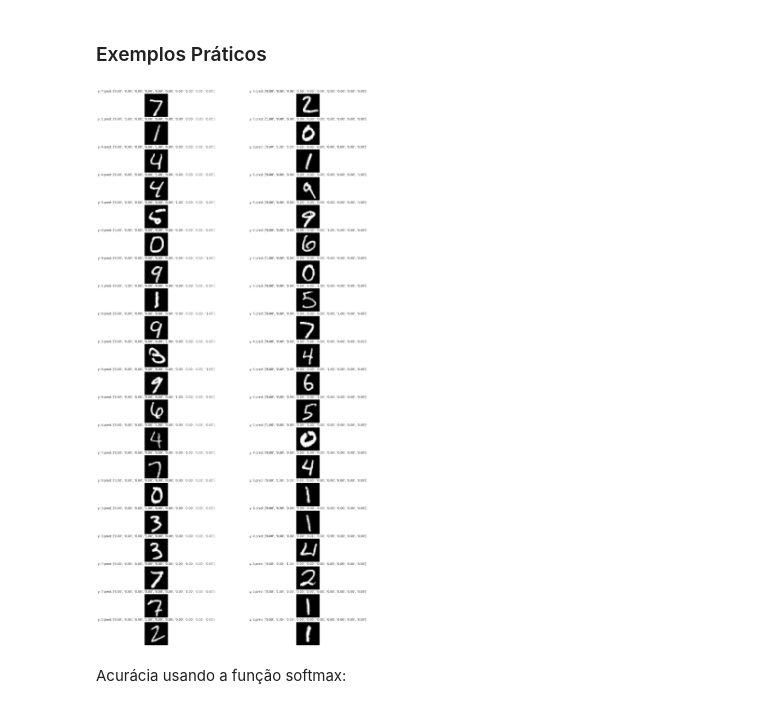
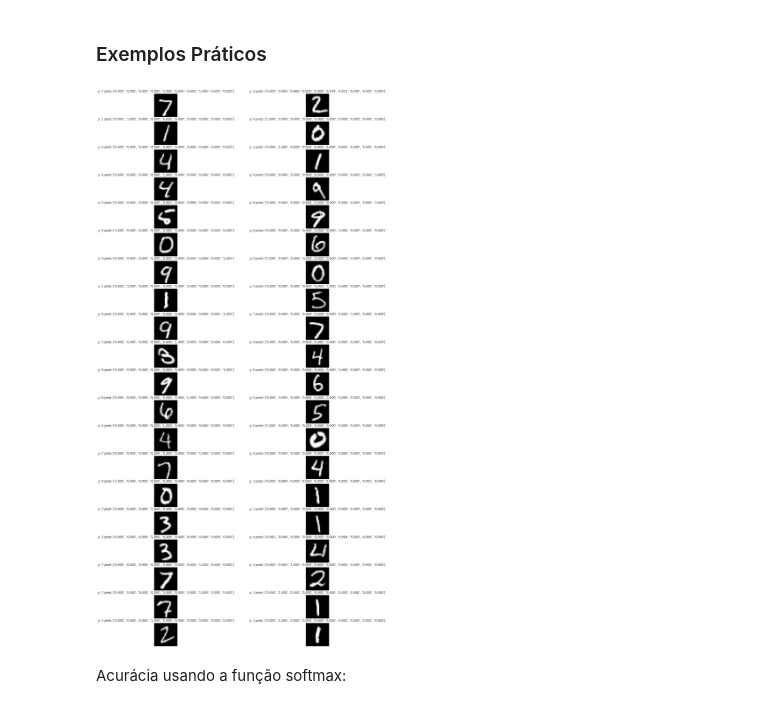
Before and after one commit to MauricioPimenta/Neural_Networks, a Jupyter notebook: Labs/06 - Perceptron_Multiclass/06-Perceptron-Multiclasse-metricas-e-funcoes-de-ativacao.ipynb, the cells around one changed output. Saved outputs shown, nothing was run; the diff lists cells and outputs as text; code cells hidden in the pictures.

```diff
--- a/Labs/06 - Perceptron_Multiclass/06-Perceptron-Multiclasse-metricas-e-funcoes-de-ativacao.ipynb
+++ b/Labs/06 - Perceptron_Multiclass/06-Perceptron-Multiclasse-metricas-e-funcoes-de-ativacao.ipynb
@@ -615,25 +615,25 @@ def softmax(x):
 # %%
 model._activation_fn = softmax
 
 plt.figure(figsize=(20, 40))
 
 for idx in range(40):
     plt.subplot(20, 2, idx+1)
 
     img = test_X[idx].reshape((28, 28))
     pred = model.forward(test_X[idx])
-    s = [f"{p:.2f}" for p in pred]
+    s = [f"{p:.3f}" for p in pred]
 
     title = f"y: {test_y[idx]} pred: {s}"
 
     plt.imshow(img, cmap='gray')
     plt.title(title)
 
     plt.axis('off')
 
 plt.show()
 # %% [output]
-[figure, old version]
+[figure, new version]
 # %% [markdown]
 Acurácia usando a função softmax:
 # %%
```
